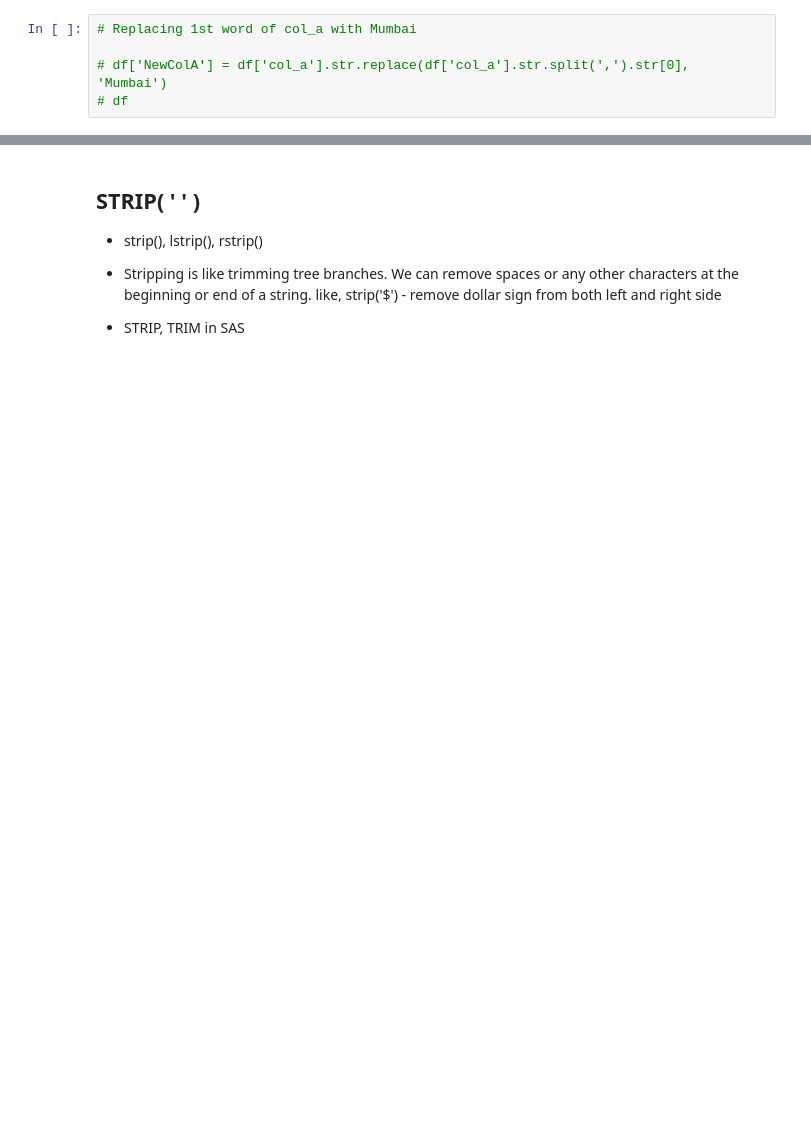
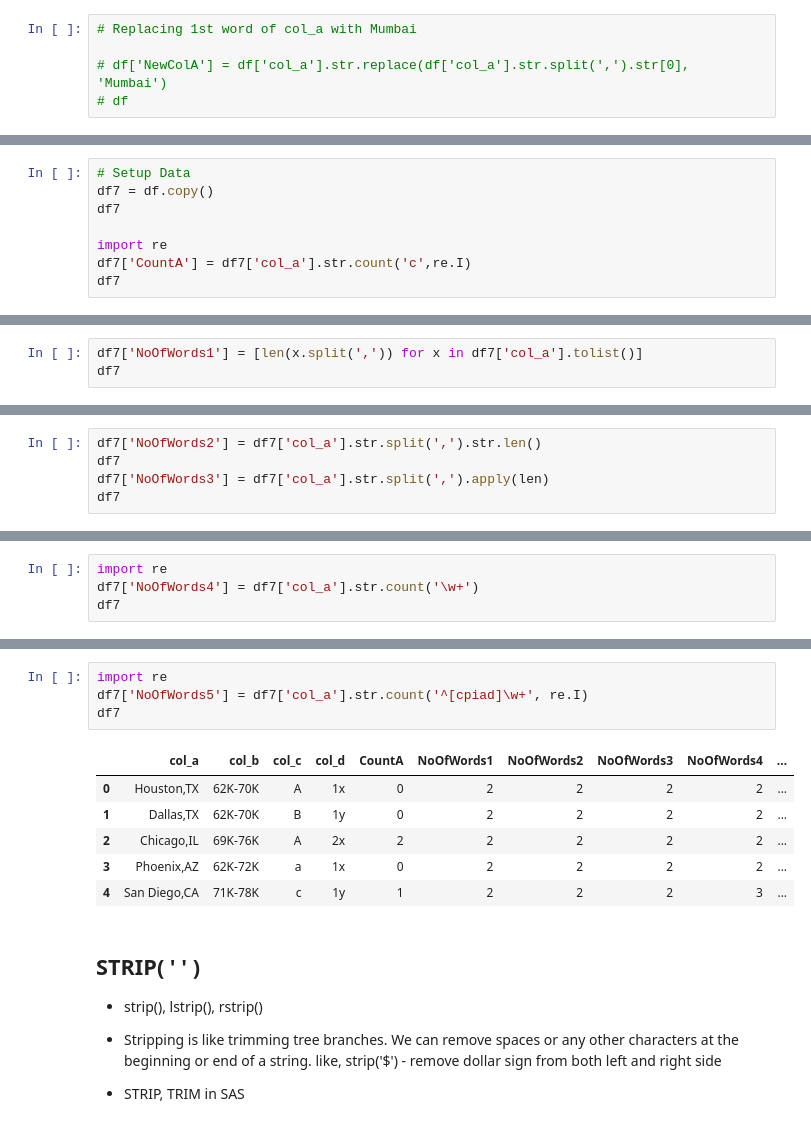
Before and after one commit to AbhishekKumar-0311/Machine-Learning-with-Python, a Jupyter notebook: Pandas/Learning_Pandas_Part_6_CharacterOperations.ipynb, the cells around one changed output, grey strips where cells are left out. Saved outputs shown, nothing was run; the diff lists cells and outputs as text; blank space fills up the shorter version.

```diff
--- a/Pandas/Learning_Pandas_Part_6_CharacterOperations.ipynb
+++ b/Pandas/Learning_Pandas_Part_6_CharacterOperations.ipynb
@@ -190,0 +361,8 @@ df
+# %%
+# Setup Data
+df7 = df.copy()
+df7
+
+import re
+df7['CountA'] = df7['col_a'].str.count('c',re.I)
+df7
@@ -190,0 +384,3 @@ df
+# %%
+df7['NoOfWords1'] = [len(x.split(',')) for x in df7['col_a'].tolist()]
+df7
@@ -190,0 +394,5 @@ df
+# %%
+df7['NoOfWords2'] = df7['col_a'].str.split(',').str.len()
+df7
+df7['NoOfWords3'] = df7['col_a'].str.split(',').apply(len)
+df7
@@ -190,0 +412,4 @@ df
+# %%
+import re
+df7['NoOfWords4'] = df7['col_a'].str.count('\w+')
+df7
@@ -191,3 +423,14 @@ df
+# %%
+import re
+df7['NoOfWords5'] = df7['col_a'].str.count('^[cpiad]\w+', re.I)
+df7
+# %% [output]
+|  | col_a | col_b | col_c | col_d | CountA | NoOfWords1 | NoOfWords2 | NoOfWords3 | NoOfWords4 | ... |
+| 0 | Houston,TX | 62K-70K | A | 1x | 0 | 2 | 2 | 2 | 2 | ... |
+| 1 | Dallas,TX | 62K-70K | B | 1y | 0 | 2 | 2 | 2 | 2 | ... |
+| 2 | Chicago,IL | 69K-76K | A | 2x | 2 | 2 | 2 | 2 | 2 | ... |
+| 3 | Phoenix,AZ | 62K-72K | a | 1x | 0 | 2 | 2 | 2 | 2 | ... |
+| 4 | San Diego,CA | 71K-78K | c | 1y | 1 | 2 | 2 | 2 | 3 | ... |
 # %% [markdown]
 ## STRIP( ' ' )
 - strip(), lstrip(), rstrip()
```
Also changed, not shown: parts of 79 cells of this notebook, 1 other file.
